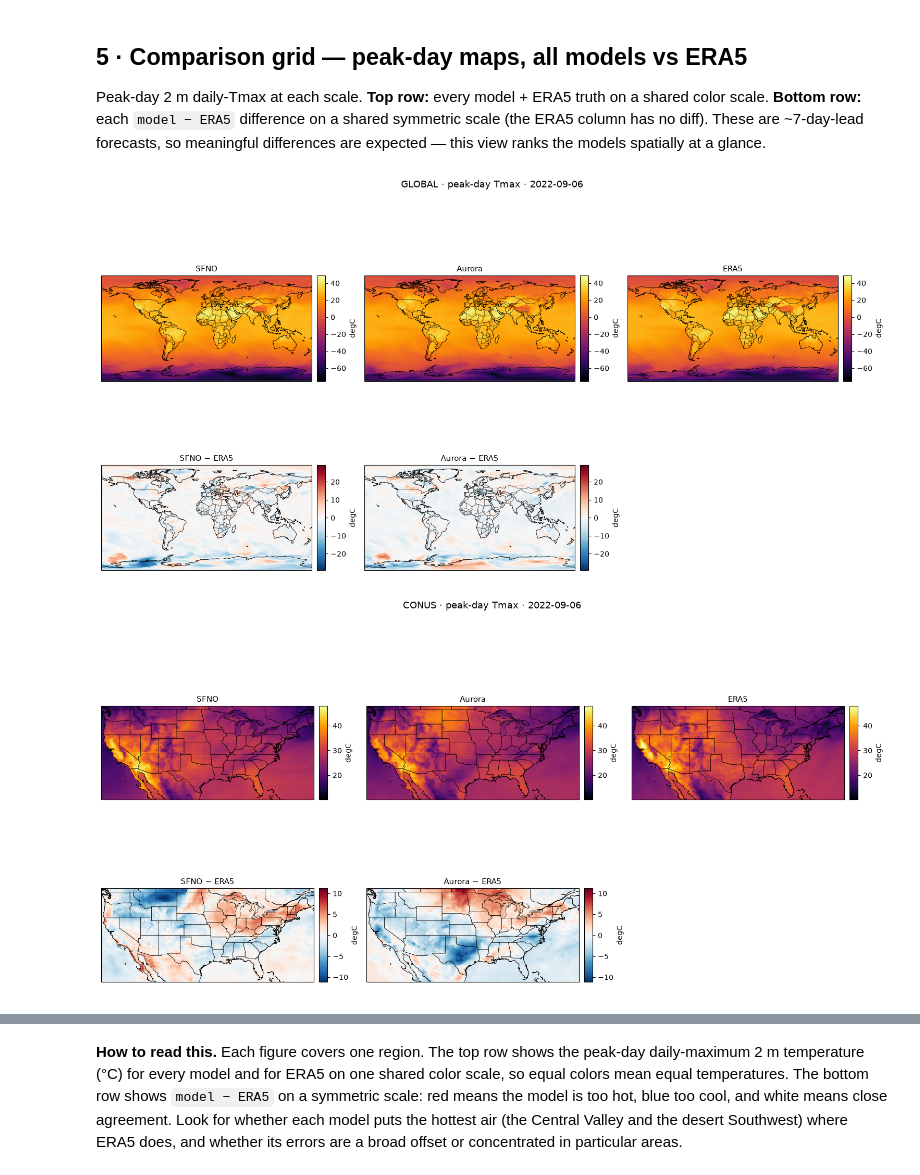
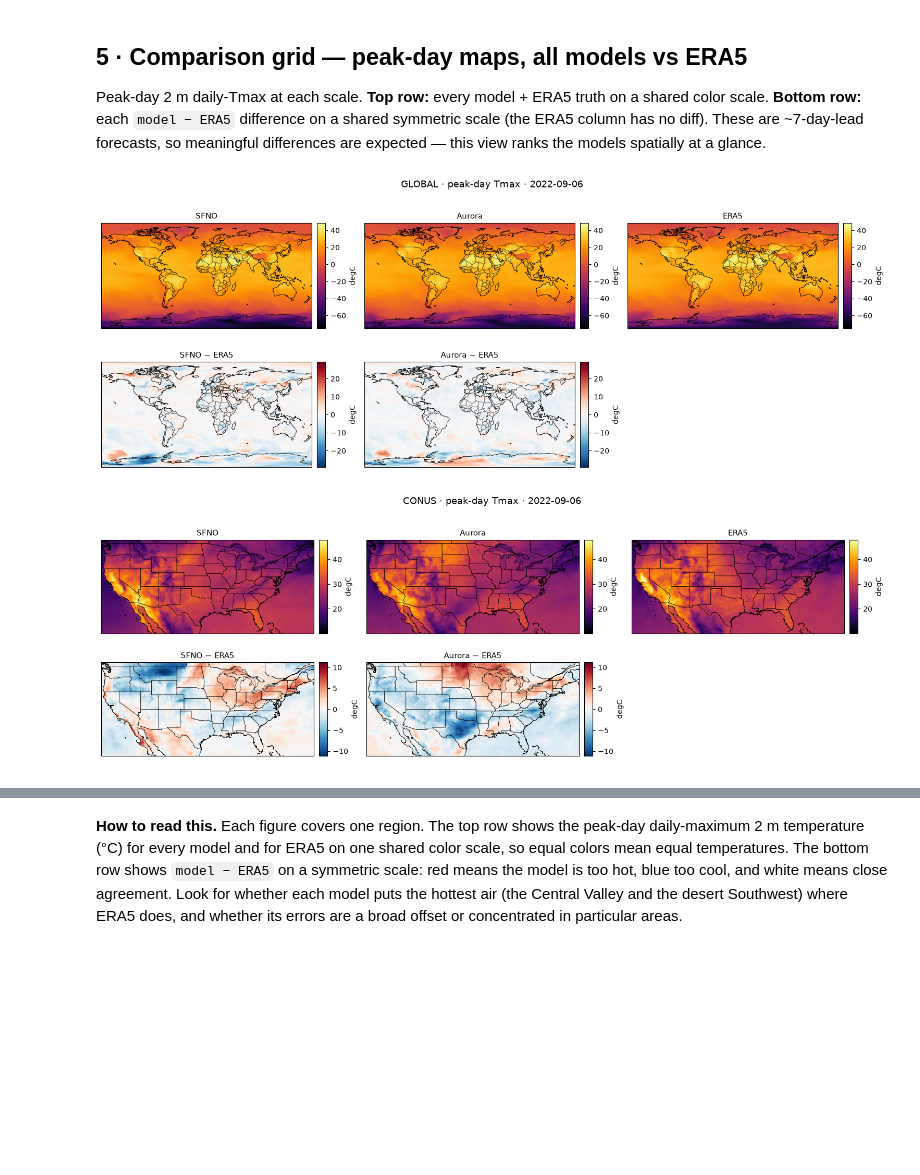
Before and after one commit to ChristianByars/West-Coast-Forecasts, a Jupyter notebook: HeatWaves.ipynb, the cells around one changed output, grey strips where cells are left out. Cells and saved outputs as stored; diff of their text form; code cells hidden in the pictures; blank space fills up the shorter version.

```diff
--- a/HeatWaves.ipynb
+++ b/HeatWaves.ipynb
@@ -420,7 +389,10 @@ def comparison_grid(region):
     dmax = max(float(np.nanmax(np.abs(d.values))) for d in diffs.values()) or 1.0
 
     ncol = len(top)                                   # models + ERA5
-    fig, axes = plt.subplots(2, ncol, figsize=(5.1 * ncol, 9.0),
+    # Size each row to the map's own shape: a wide region (world, CONUS) needs a short row.
+    shape = abs(info["lat"][1] - info["lat"][0]) / abs(info["lon180"][1] - info["lon180"][0])
+    row_h = 4.4 * shape + 0.8                         # map height at 4.4 in wide, plus title room
+    fig, axes = plt.subplots(2, ncol, figsize=(5.1 * ncol, 2 * row_h),
                              subplot_kw={"projection": ccrs.PlateCarree()})
 
     def style(ax):
@@ -428,32 +400,32 @@ def comparison_grid(region):
         ax.add_feature(cfeature.COASTLINE, lw=0.6)
         ax.add_feature(cfeature.BORDERS, lw=0.4)
         if region != "GLOBAL":
             ax.add_feature(cfeature.STATES, lw=0.4)
 
     for ax, (name, fld) in zip(axes[0], top.items()):
         m = ax.pcolormesh(fld["lon"], fld["lat"], fld, cmap="inferno", vmin=vmin, vmax=vmax,
                           shading="auto", transform=ccrs.PlateCarree())
         style(ax)
         ax.set_title(name, fontsize=11)
         map_colorbar(fig, ax, m, label="degC")
 
     # ERA5 column has no diff, left blank
     for ax, (name, d) in zip(axes[1], diffs.items()):
         m = ax.pcolormesh(d["lon"], d["lat"], d, cmap="RdBu_r", vmin=-dmax, vmax=dmax,
                           shading="auto", transform=ccrs.PlateCarree())
         style(ax)
         ax.set_title(f"{name} − ERA5", fontsize=11)
         map_colorbar(fig, ax, m, label="degC")
     for ax in axes[1][len(diffs):]:
         ax.axis("off")
 
     fig.suptitle(f"{region} · peak-day Tmax · {str(peak)[:10]}", y=1.0, fontsize=13)
     fig.tight_layout()
     fig.savefig(FIG_DIR / f"maps_peakday_{region.lower()}.png", dpi=110, bbox_inches="tight")
     plt.show()
 
 for r in ("GLOBAL", "CONUS", "CALIFORNIA"):
     comparison_grid(r)
 # %% [output]
-[figure, old version]
+[figure, new version]
-[figure, old version]
+[figure, new version]
```
Also changed, not shown: parts of 5 cells of this notebook, 5 other files.
